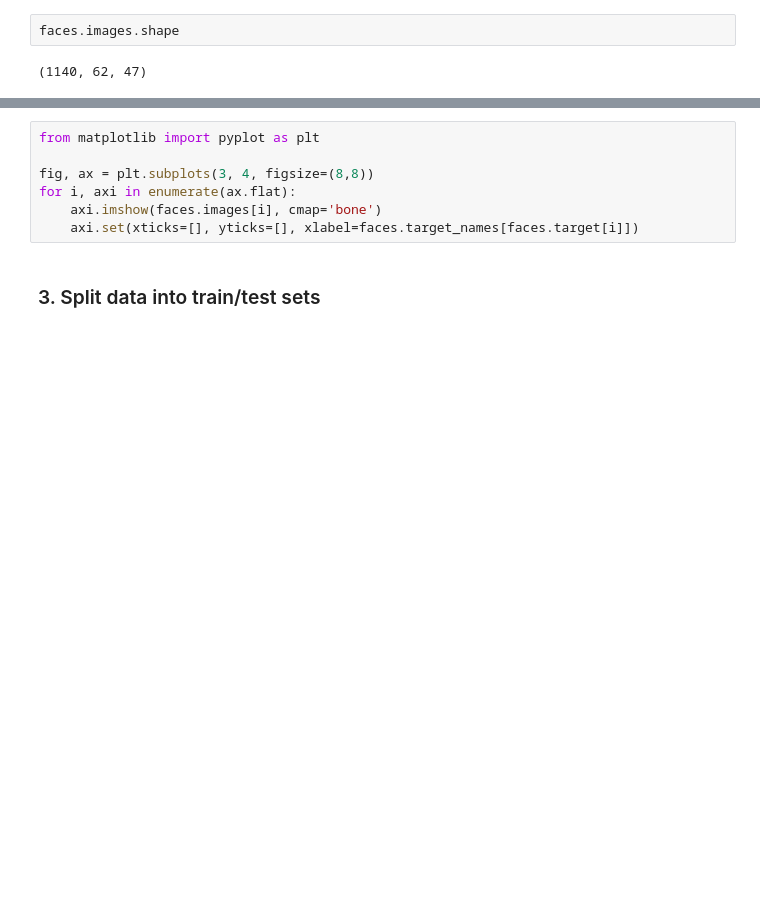
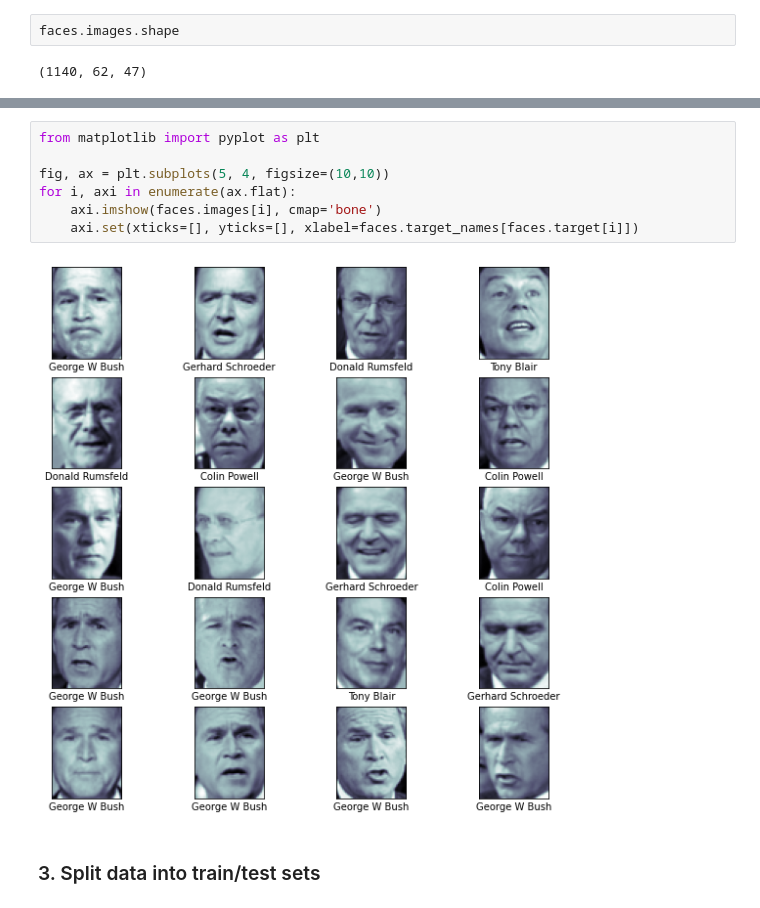
Before and after one commit to willongithub/archieve-data-science, a Jupyter notebook: prml/prml_w7.ipynb, the cells around one changed output, grey strips where cells are left out. Cells and saved outputs as stored; diff of their text form; blank space fills up the shorter version.

```diff
--- a/prml/prml_w7.ipynb
+++ b/prml/prml_w7.ipynb
@@ -38,10 +60,12 @@ faces.data.shape
 # %%
 from matplotlib import pyplot as plt
 
-fig, ax = plt.subplots(3, 4, figsize=(8,8))
+fig, ax = plt.subplots(5, 4, figsize=(10,10))
 for i, axi in enumerate(ax.flat):
     axi.imshow(faces.images[i], cmap='bone')
     axi.set(xticks=[], yticks=[], xlabel=faces.target_names[faces.target[i]])
+# %% [output]
+[figure, added]
 # %% [markdown]
 ### 3. Split data into train/test sets
 # %%
```
Also changed, not shown: parts of 18 cells of this notebook, 2 other files.
